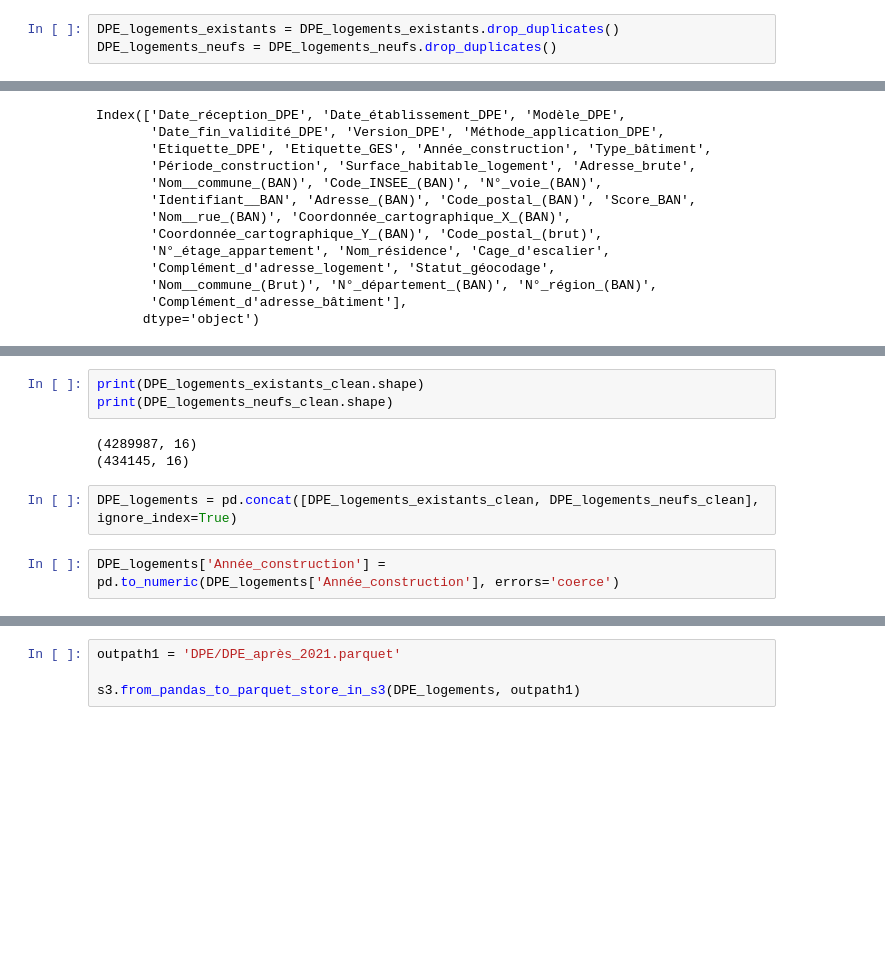
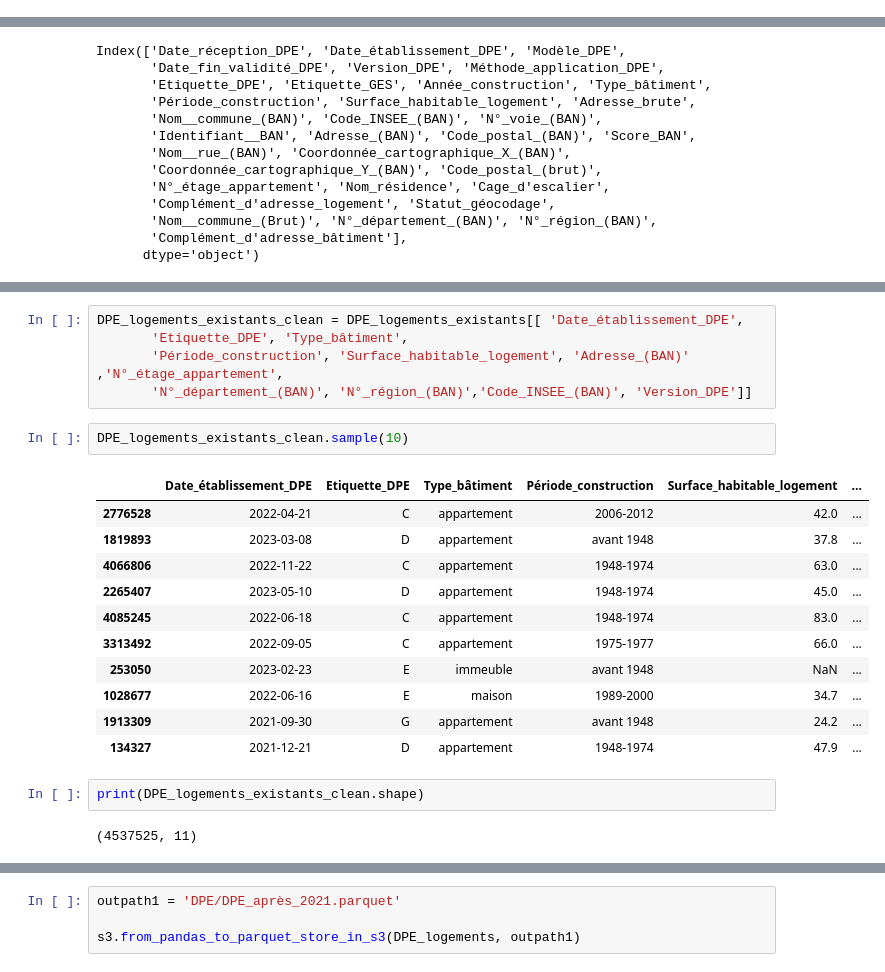
Before and after one commit to isaurepillet/STATAPP, a Jupyter notebook: prep_donnees.ipynb, the cells around one changed output, grey strips where cells are left out. Saved outputs shown, nothing was run; the diff lists cells and outputs as text; blank space fills up the shorter version.

```diff
--- a/prep_donnees.ipynb
+++ b/prep_donnees.ipynb
@@ -47,3 +17,0 @@ Environ 5,5% des observations des logements existants sont des doublons mais 19,
-# %%
-DPE_logements_existants = DPE_logements_existants.drop_duplicates()
-DPE_logements_neufs = DPE_logements_neufs.drop_duplicates()
@@ -118,10 +50,23 @@ DPE_logements_neufs_clean = DPE_logements_neufs.drop(columns=["Adresse_brute",
+# %%
+DPE_logements_existants_clean = DPE_logements_existants[[ 'Date_établissement_DPE',
+       'Etiquette_DPE', 'Type_bâtiment',
+       'Période_construction', 'Surface_habitable_logement', 'Adresse_(BAN)' ,'N°_étage_appartement',
+       'N°_département_(BAN)', 'N°_région_(BAN)','Code_INSEE_(BAN)', 'Version_DPE']]
+# %%
+DPE_logements_existants_clean.sample(10)
+# %% [output]
+|  | Date_établissement_DPE | Etiquette_DPE | Type_bâtiment | Période_construction | Surface_habitable_logement | ... |
+| 2776528 | 2022-04-21 | C | appartement | 2006-2012 | 42.0 | ... |
+| 1819893 | 2023-03-08 | D | appartement | avant 1948 | 37.8 | ... |
+| 4066806 | 2022-11-22 | C | appartement | 1948-1974 | 63.0 | ... |
+| 2265407 | 2023-05-10 | D | appartement | 1948-1974 | 45.0 | ... |
+| 4085245 | 2022-06-18 | C | appartement | 1948-1974 | 83.0 | ... |
+| 3313492 | 2022-09-05 | C | appartement | 1975-1977 | 66.0 | ... |
+| 253050 | 2023-02-23 | E | immeuble | avant 1948 | NaN | ... |
+| 1028677 | 2022-06-16 | E | maison | 1989-2000 | 34.7 | ... |
+| 1913309 | 2021-09-30 | G | appartement | avant 1948 | 24.2 | ... |
+| 134327 | 2021-12-21 | D | appartement | 1948-1974 | 47.9 | ... |
 # %%
 print(DPE_logements_existants_clean.shape)
-print(DPE_logements_neufs_clean.shape)
 # %% [output]
-(4289987, 16)
-(434145, 16)
+(4537525, 11)
-# %%
-DPE_logements = pd.concat([DPE_logements_existants_clean, DPE_logements_neufs_clean], ignore_index=True)
-# %%
-DPE_logements['Année_construction'] = pd.to_numeric(DPE_logements['Année_construction'], errors='coerce')
```
Also changed, not shown: parts of 16 cells of this notebook.
